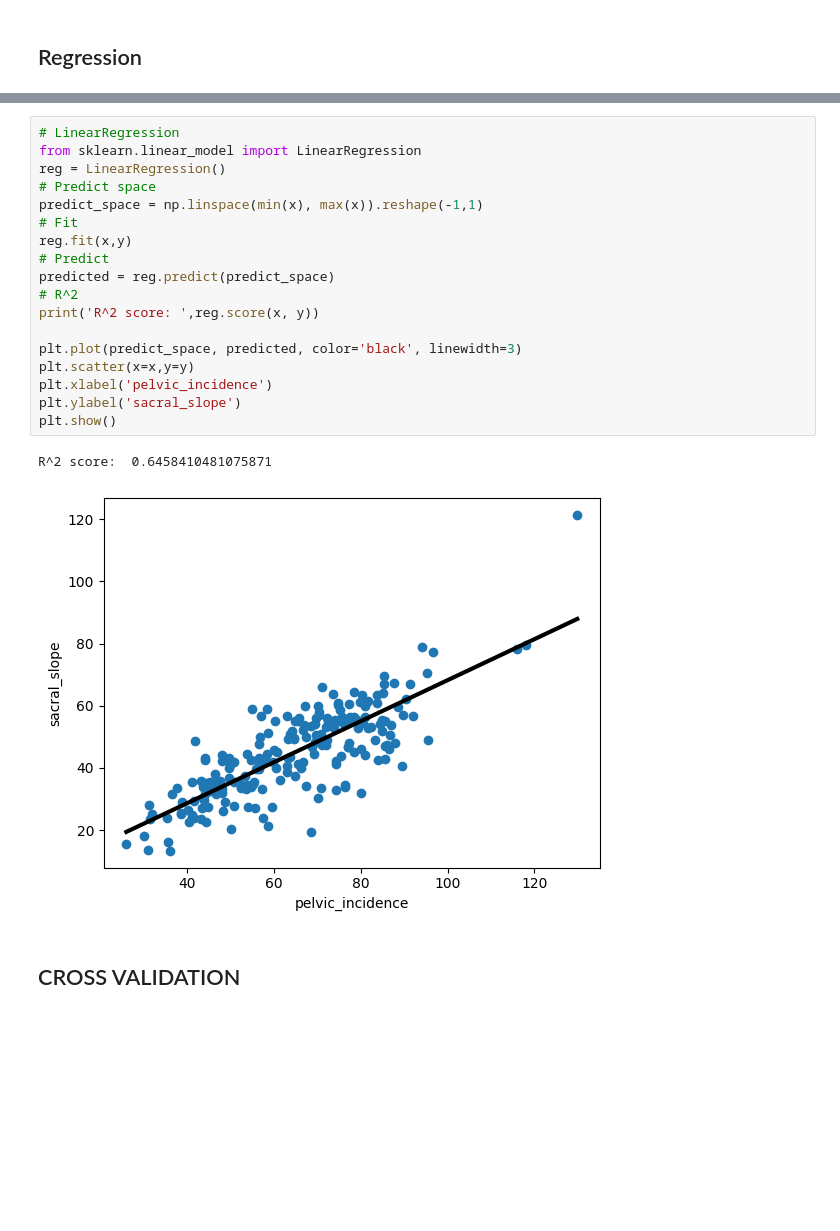
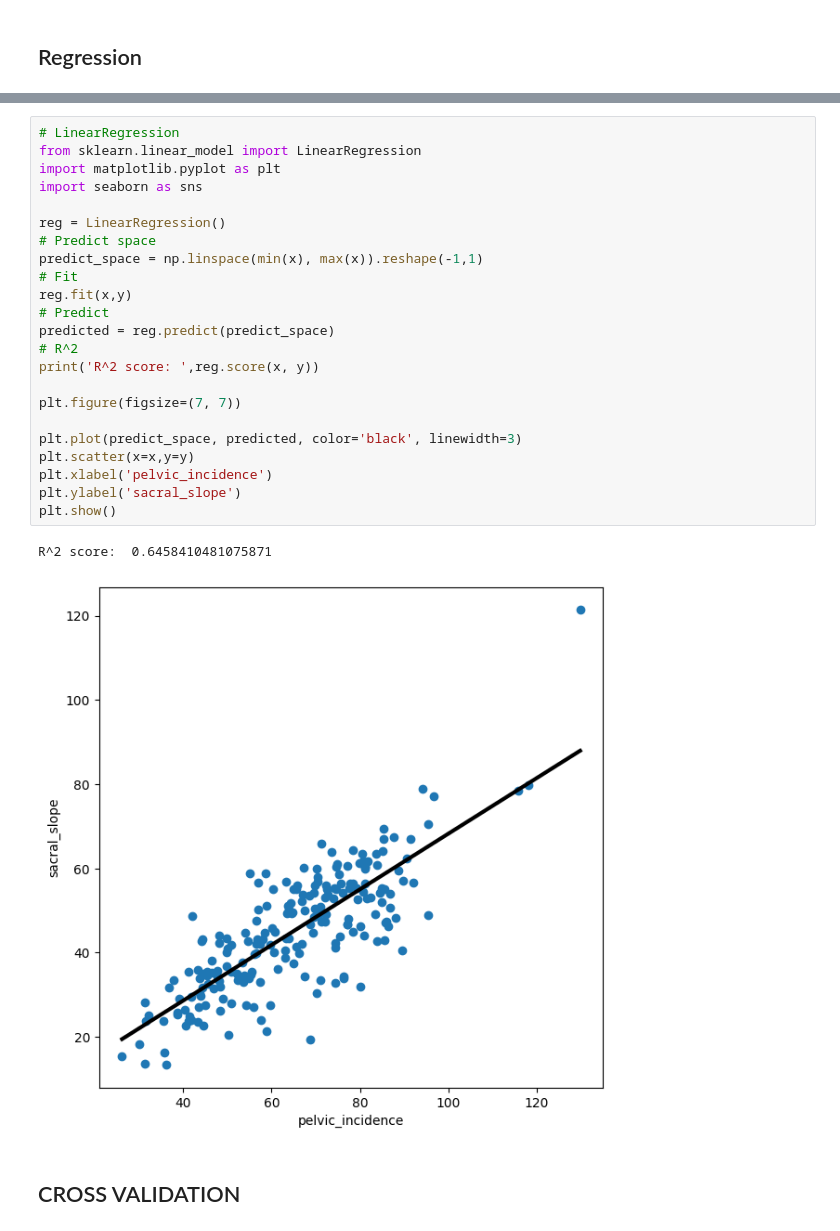
Before and after one commit to burcuuluag/python_projects, a Jupyter notebook: ml_projects/biomedical/main.ipynb, the cells around one changed output, grey strips where cells are left out. Cells and saved outputs as stored; diff of their text form; blank space fills up the shorter version.

```diff
--- a/ml_projects/biomedical/main.ipynb
+++ b/ml_projects/biomedical/main.ipynb
@@ -155,24 +157,29 @@ plt.show()
 # %%
 # LinearRegression
 from sklearn.linear_model import LinearRegression
+import matplotlib.pyplot as plt
+import seaborn as sns
+
 reg = LinearRegression()
 # Predict space
 predict_space = np.linspace(min(x), max(x)).reshape(-1,1)
 # Fit
 reg.fit(x,y)
 # Predict
 predicted = reg.predict(predict_space)
 # R^2
 print('R^2 score: ',reg.score(x, y))
 
+plt.figure(figsize=(7, 7))
+
 plt.plot(predict_space, predicted, color='black', linewidth=3)
 plt.scatter(x=x,y=y)
 plt.xlabel('pelvic_incidence')
 plt.ylabel('sacral_slope')
 plt.show()
 # %% [output]
 R^2 score:  0.6458410481075871
-[figure, old version]
+[figure, new version]
 # %% [markdown]
 ## CROSS VALIDATION
 # %%
```
Also changed, not shown: parts of 7 cells of this notebook.
